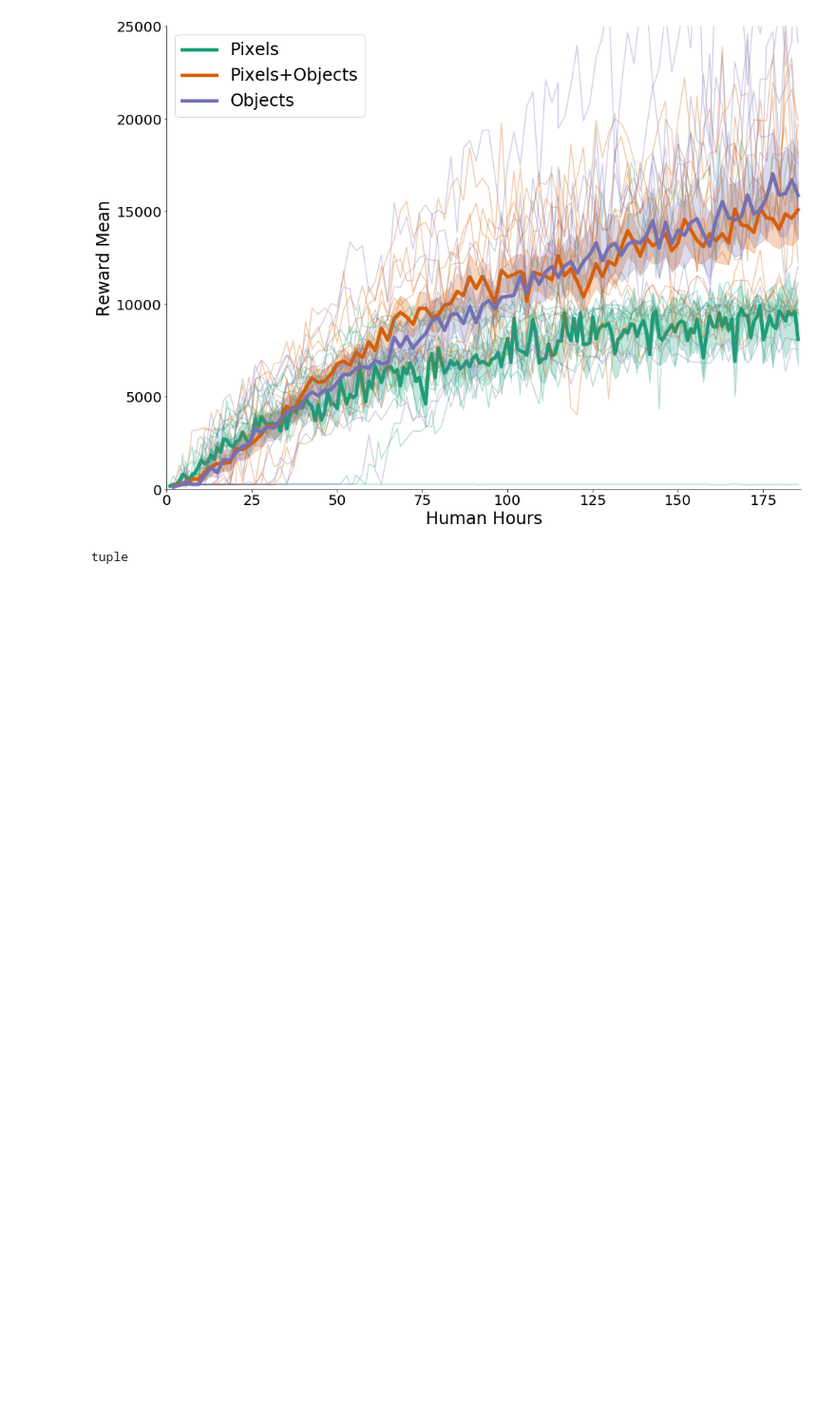
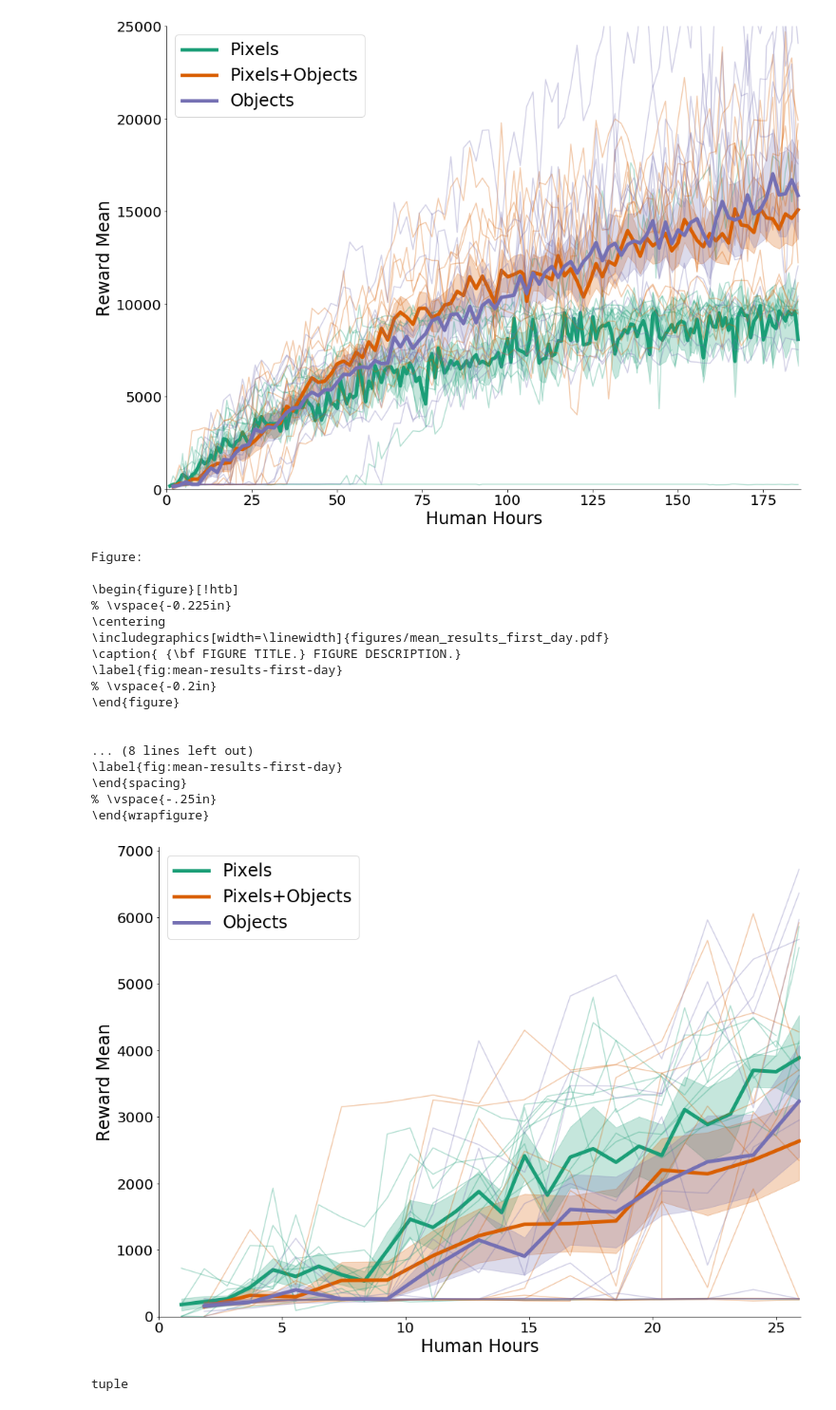
Before and after one commit to guydav/Rainbow, a Jupyter notebook: notebooks/initial_plots.ipynb, the cells around one changed output. Shown at 95% size. Cells and saved outputs as stored; diff of their text form; code cells hidden in the pictures; blank space fills up the shorter version.

```diff
--- a/notebooks/initial_plots.ipynb
+++ b/notebooks/initial_plots.ipynb
@@ -187,6 +186,8 @@ masks-only-replication-306
  array([183.33333333, 185.18518519,          nan,          nan,
                  nan])]
 # %%
+MAX_HUMAN_HOURS = 200
+
 min_max_index = float('Inf')
 
 for i, seed in enumerate(sorted(baseline_data.keys())):
@@ -355,6 +356,38 @@ Figure:
 % \vspace{-.25in}
 \end{wrapfigure}
 [figure]
+# %%
+cm = plt.get_cmap('Dark2')
+
+# small_result_sets = ((baseline_data,  'black', 'Rainbow'),
+#                      (replication_data, 'red', 'Rainbow with objects'),
+#                      (masks_only_replication_data, 'blue', 'Rainbow only objects'))
+
+small_result_sets = ((baseline_data,  cm(0), 'Pixels'),
+                     (replication_data, cm(1), 'Pixels+Objects'),
+                     (masks_only_replication_data, cm(2), 'Objects'))
+
+result_means, dd = combined_plot(small_result_sets, max_hours=26, ymin=0, ymax=None, run_alpha=0.33,
+                             save_name='mean_results_first_day.pdf', record_means=True, remove_bars=True)
+# %% [output]
+Figure:
+
+\begin{figure}[!htb]
+% \vspace{-0.225in}
+\centering
+\includegraphics[width=\linewidth]{figures/mean_results_first_day.pdf}
+\caption{ {\bf FIGURE TITLE.} FIGURE DESCRIPTION.}
+\label{fig:mean-results-first-day}
+% \vspace{-0.2in}
+\end{figure}
+
+
+... (8 lines left out)
+\label{fig:mean-results-first-day}
+\end{spacing}
+% \vspace{-.25in}
+\end{wrapfigure}
+[figure, added]
 # %%
 INCREMENTS = np.arange(1, 8) * 24
 
```
Also changed, not shown: parts of 2 cells of this notebook, 1 other file.
